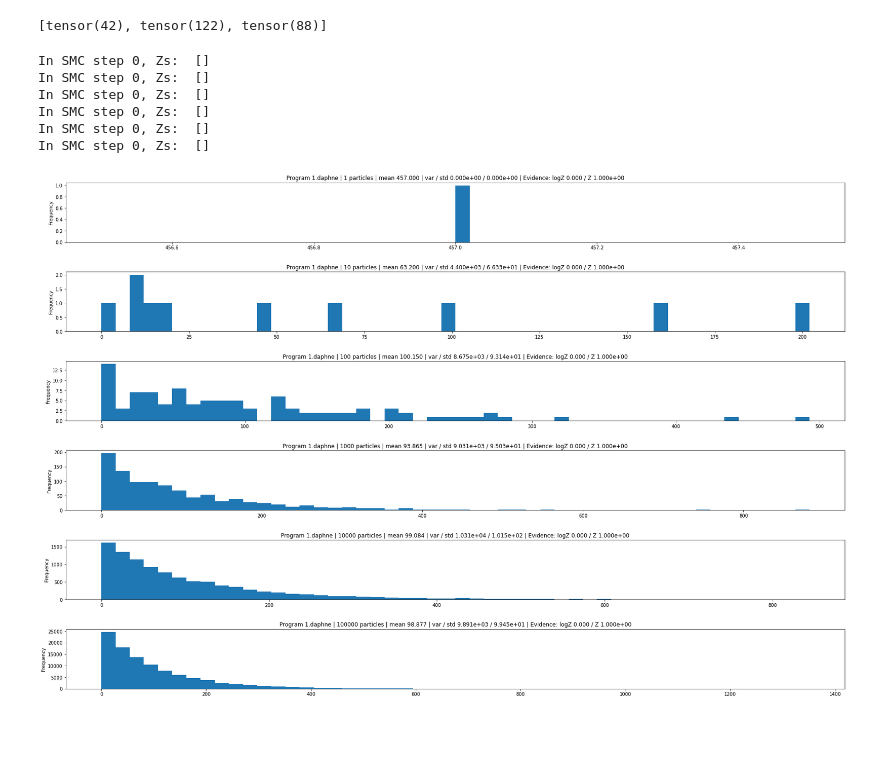
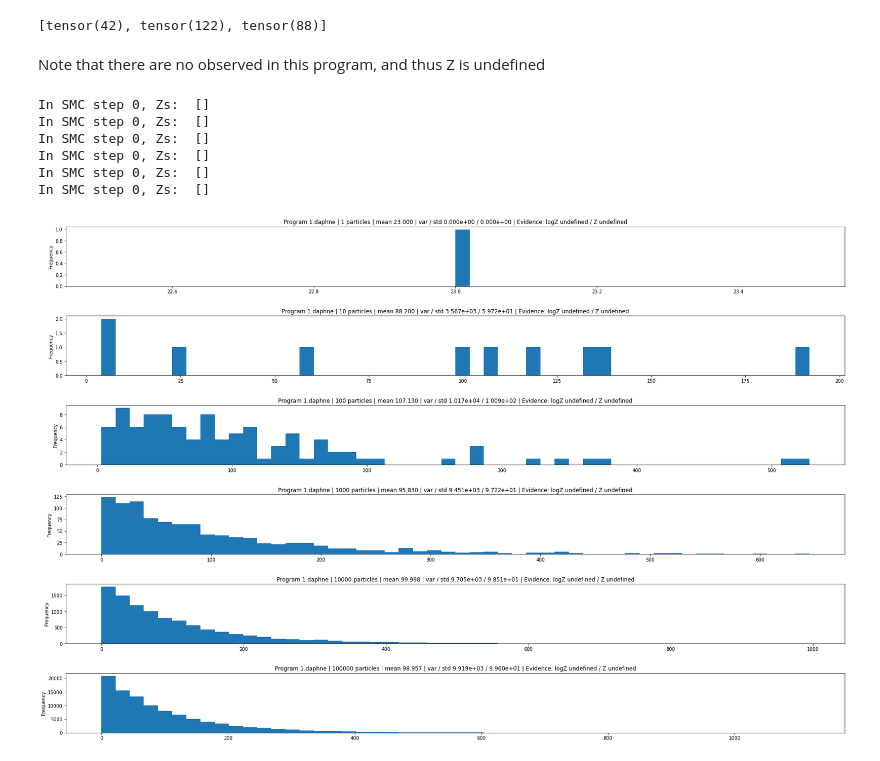
Before and after one commit to geoffwoollard/prob_prog, a Jupyter notebook: hw/hw6/CS532-HW6/hw6_1.ipynb, the cells around one changed output. Cells and saved outputs as stored; diff of their text form; code cells hidden in the pictures; blank space fills up the shorter version.

Commit message:
z undefined in 1

```diff
--- a/hw/hw6/CS532-HW6/hw6_1.ipynb
+++ b/hw/hw6/CS532-HW6/hw6_1.ipynb
@@ -53,24 +55,25 @@ particles
 # %% [output]
 In SMC step 0, Zs:  []
 [tensor(42), tensor(122), tensor(88)]
+# %% [markdown]
+Note that there are no observed in this program, and thus Z is undefined
 # %%
 particle_counts = [1,10,100,1000,10000,100000]
 fig, axes = plt.subplots(nrows=len(particle_counts),figsize=(30,20))
 # fig.tight_layout()
 plt.subplots_adjust(left=None, bottom=None, right=None, top=None, wspace=None, hspace=0.5) # https://stackoverflow.com/questions/6541123/improve-subplot-size-spacing-with-many-subplots-in-matplotlib
 
-
 for idx, n_particles in enumerate(particle_counts):
     logZ, particles = smc.SMC(n_particles, exp)
     samples_array = np.array([sample.item() for sample in particles])
     mean = samples_array.mean()
     var = samples_array.var()
-    pd.Series(samples_array).plot.hist(ax=axes[idx], bins=50, title='Program {} | {} particles | mean {:1.3f} | var / std {:1.3e} / {:1.3e} | Evidence: logZ {:1.3f} / Z {:1.3e}'.format(fname, n_particles, mean, var, np.sqrt(var), logZ, np.exp(logZ) ))
+    pd.Series(samples_array).plot.hist(ax=axes[idx], bins=50, title='Program {} | {} particles | mean {:1.3f} | var / std {:1.3e} / {:1.3e} | Evidence: logZ undefined / Z undefined'.format(fname, n_particles, mean, var, np.sqrt(var) ))
 # %% [output]
 In SMC step 0, Zs:  []
 In SMC step 0, Zs:  []
 In SMC step 0, Zs:  []
 In SMC step 0, Zs:  []
 In SMC step 0, Zs:  []
 In SMC step 0, Zs:  []
-[figure, old version]
+[figure, new version]
```
Also changed, not shown: parts of 1 cell of this notebook, 1 other file.
